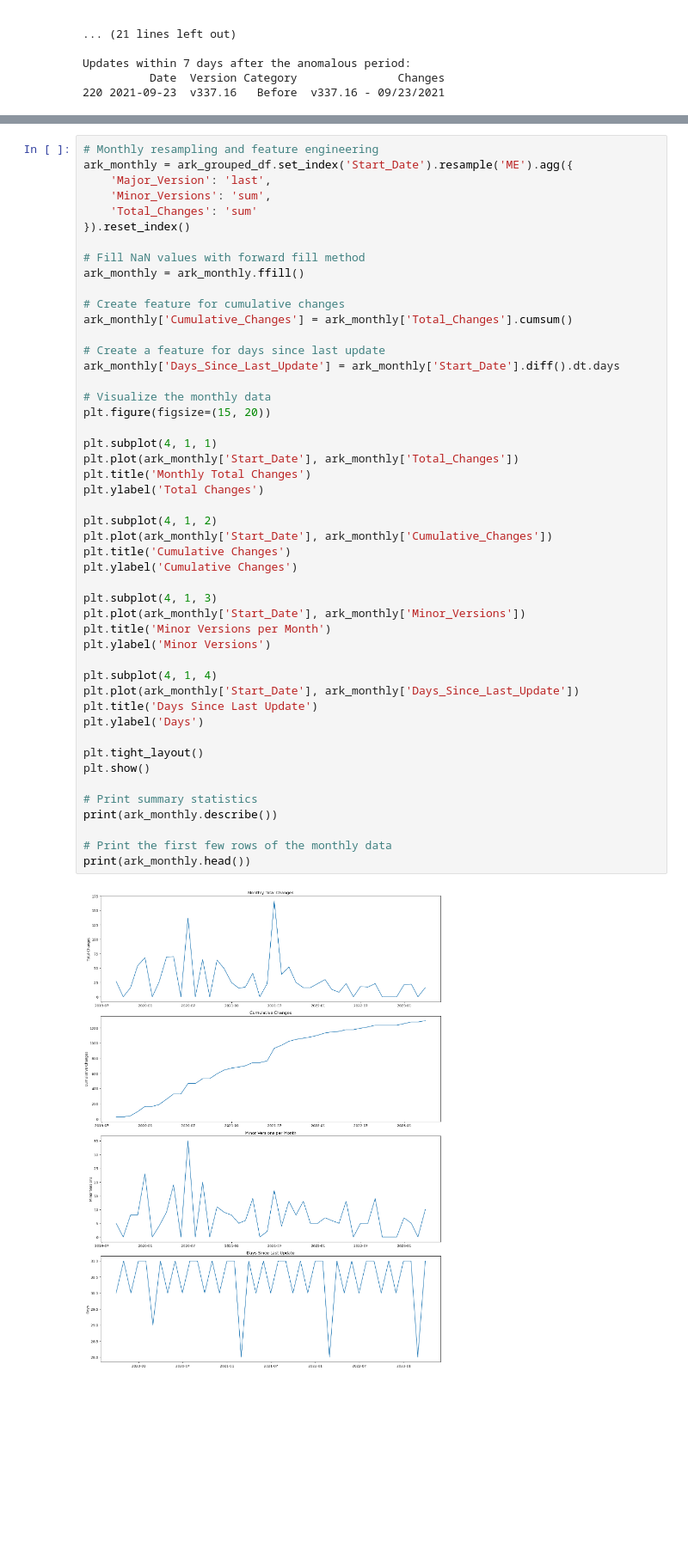
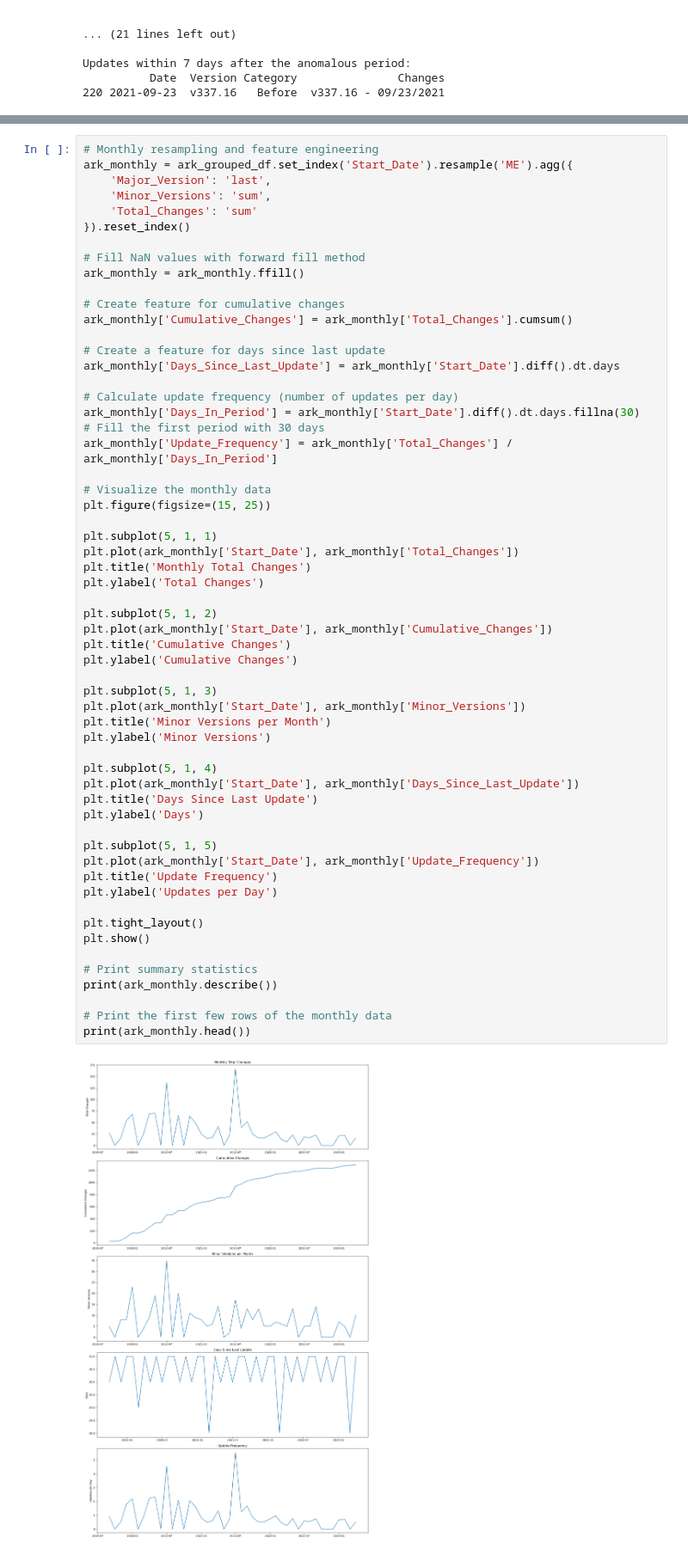
Before and after one commit to SikoticVinyl/Project1, a Jupyter notebook: UpdateAnalysis/Ark_Updates.ipynb, the cells around one changed output, grey strips where cells are left out. Shown at 86% size. Cells and saved outputs as stored; diff of their text form; blank space fills up the shorter version.

```diff
--- a/UpdateAnalysis/Ark_Updates.ipynb
+++ b/UpdateAnalysis/Ark_Updates.ipynb
@@ -271,39 +298,48 @@ ark_monthly['Cumulative_Changes'] = ark_monthly['Total_Changes'].cumsum()
 # Create a feature for days since last update
 ark_monthly['Days_Since_Last_Update'] = ark_monthly['Start_Date'].diff().dt.days
 
+# Calculate update frequency (number of updates per day)
+ark_monthly['Days_In_Period'] = ark_monthly['Start_Date'].diff().dt.days.fillna(30)  # Fill the first period with 30 days
+ark_monthly['Update_Frequency'] = ark_monthly['Total_Changes'] / ark_monthly['Days_In_Period']
+
 # Visualize the monthly data
-plt.figure(figsize=(15, 20))
+plt.figure(figsize=(15, 25))
 
-plt.subplot(4, 1, 1)
+plt.subplot(5, 1, 1)
 plt.plot(ark_monthly['Start_Date'], ark_monthly['Total_Changes'])
 plt.title('Monthly Total Changes')
 plt.ylabel('Total Changes')
 
-plt.subplot(4, 1, 2)
+plt.subplot(5, 1, 2)
 plt.plot(ark_monthly['Start_Date'], ark_monthly['Cumulative_Changes'])
 plt.title('Cumulative Changes')
 plt.ylabel('Cumulative Changes')
 
-plt.subplot(4, 1, 3)
+plt.subplot(5, 1, 3)
 plt.plot(ark_monthly['Start_Date'], ark_monthly['Minor_Versions'])
 plt.title('Minor Versions per Month')
 plt.ylabel('Minor Versions')
 
-plt.subplot(4, 1, 4)
+plt.subplot(5, 1, 4)
 plt.plot(ark_monthly['Start_Date'], ark_monthly['Days_Since_Last_Update'])
 plt.title('Days Since Last Update')
 plt.ylabel('Days')
+
+plt.subplot(5, 1, 5)
+plt.plot(ark_monthly['Start_Date'], ark_monthly['Update_Frequency'])
+plt.title('Update Frequency')
+plt.ylabel('Updates per Day')
 
 plt.tight_layout()
 plt.show()
 
 # Print summary statistics
 print(ark_monthly.describe())
 
 # Print the first few rows of the monthly data
 print(ark_monthly.head())
 # %% [output]
-[figure, old version]
+[figure, new version]
                           Start_Date  Major_Version  Minor_Versions  \
 count                             44      44.000000       44.000000
 mean   2021-06-15 09:49:05.454545408     336.386364        7.454545
```
Also changed, not shown: parts of 7 cells of this notebook, 3 other files.
